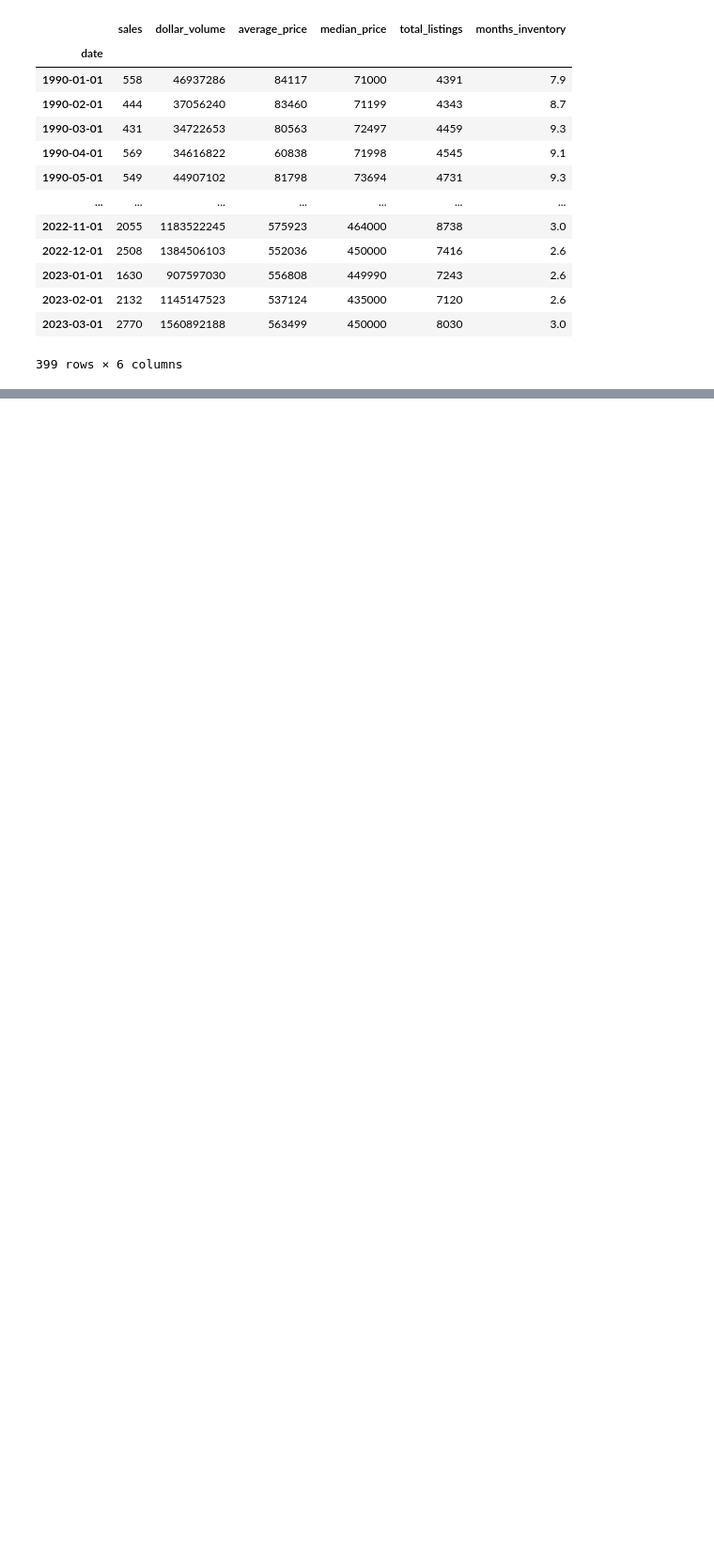
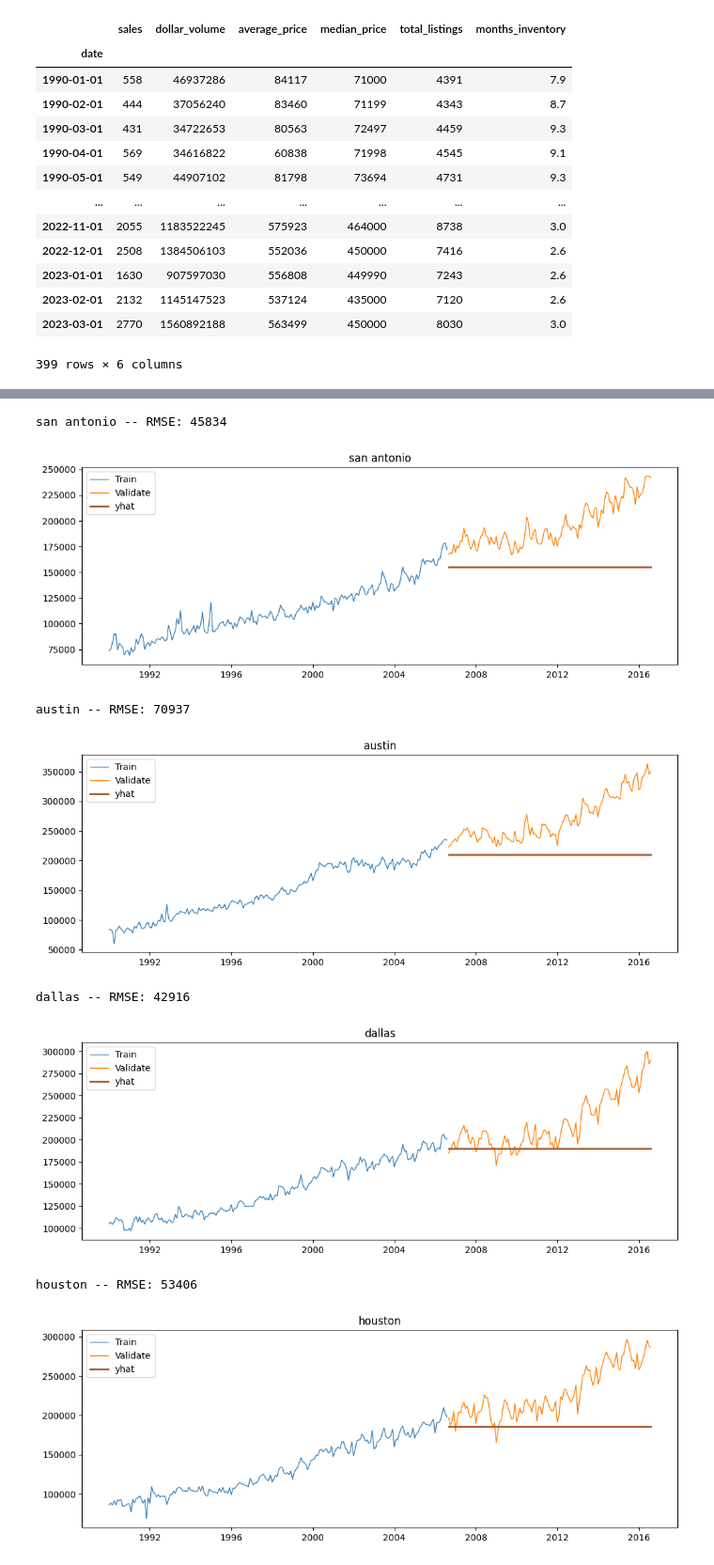
Before and after one commit to nicolas-angarita/texas_real_estate, a Jupyter notebook: modeling.ipynb, the cells around one changed output, grey strips where cells are left out. Shown: that part at 94% size. Drawn from its saved outputs; the diff is of its cells as text; code cells hidden in the pictures; blank space fills up the shorter version.

```diff
--- a/modeling.ipynb
+++ b/modeling.ipynb
@@ -115,0 +155,11 @@ students_df[(students_df['grade'] >= 90) & (students_df['favorite_color'].isin([
+# %%
+def make_baseline_predictions(san_antonio_col=None, austin_col=None, dallas_col = None, houston_col = None):
+    yhat_df = pd.DataFrame({'san antonio': [san_antonio_col],
+                           'austin': [austin_col],
+                           'dallas': [dallas_col],
+                           'houston': [houston_col]},
+                          index=validate.index)
+    return yhat_df
+# %%
+yhat_df = make_baseline_predictions(rolling_san_antonio, rolling_austin, rolling_dallas, rolling_houston)
+yhat_df.head()
@@ -115,0 +174,38 @@ students_df[(students_df['grade'] >= 90) & (students_df['favorite_color'].isin([
+# %%
+def evaluate(target_var):
+    '''
+    This function will take the actual values of the target_var from validate,
+    and the predicted values stored in yhat_df,
+    and compute the rmse, rounding to 0 decimal places.
+    it will return the rmse.
+    '''
+    rmse = round(sqrt(mean_squared_error(validate[target_var], yhat_df[target_var])), 0)
+    return rmse
+# %%
+def plot_and_eval(target_var):
+    '''
+    This function takes in the target var name (string), and returns a plot
+    of the values of train for that variable, validate, and the predicted values from yhat_df.
+    it will als lable the rmse.
+    '''
+    plt.figure(figsize = (12,4))
+    plt.plot(train[target_var], label='Train', linewidth=1, color='#377eb8')
+    plt.plot(validate[target_var], label='Validate', linewidth=1, color='#ff7f00')
+    plt.plot(yhat_df[target_var], label='yhat', linewidth=2, color='#a65628')
+    plt.legend()
+    plt.title(target_var)
+    rmse = evaluate(target_var)
+    print(target_var, '-- RMSE: {:.0f}'.format(rmse))
+    plt.show()
+# %%
+for col in train.columns:
+    plot_and_eval(col)
+# %% [output]
+san antonio -- RMSE: 45834
+[figure, added]
+austin -- RMSE: 70937
+[figure, added]
+dallas -- RMSE: 42916
+[figure, added]
+houston -- RMSE: 53406
+[figure, added]
```
Also changed, not shown: parts of 32 cells of this notebook, 1 other file.
